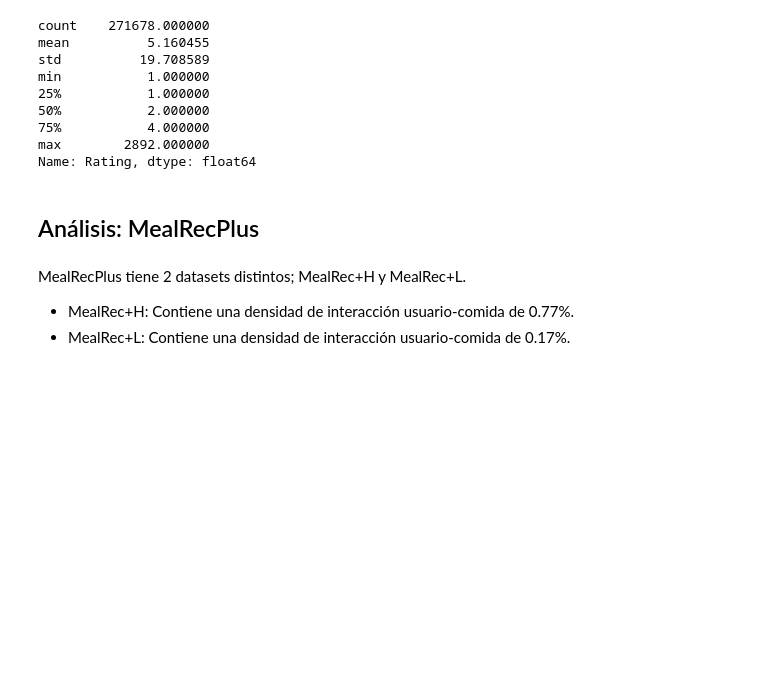
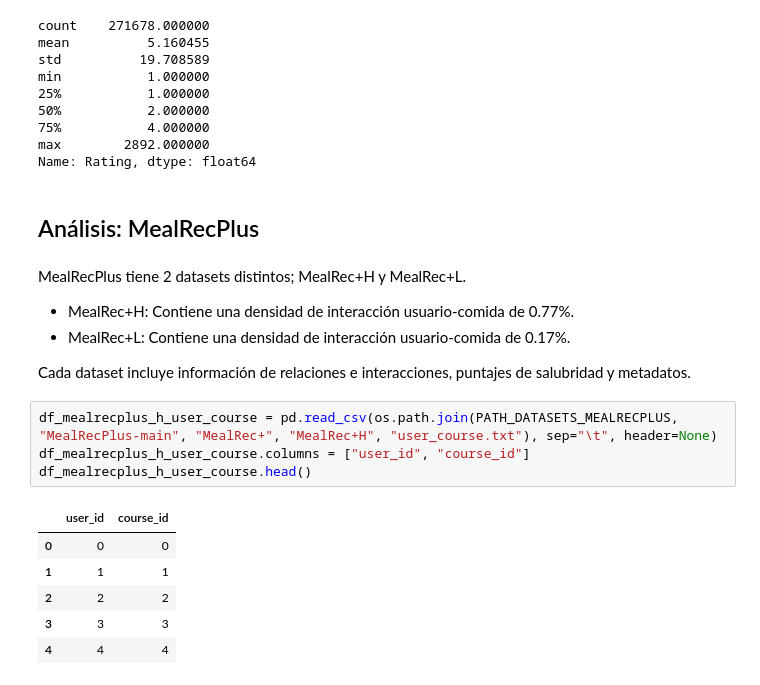
Before and after one commit to ResistorCat/recsys-project, a Jupyter notebook: analysis/main.ipynb, the cells around one changed output. Saved outputs shown, nothing was run; the diff lists cells and outputs as text; blank space fills up the shorter version.

Commit message:
Add dataframes with mealrecplus relationship information

```diff
--- a/analysis/main.ipynb
+++ b/analysis/main.ipynb
@@ -300,3 +300,16 @@ MealRecPlus tiene 2 datasets distintos; MealRec+H y MealRec+L.
 
 - MealRec+H: Contiene una densidad de interacción usuario-comida de 0.77%.
 - MealRec+L: Contiene una densidad de interacción usuario-comida de 0.17%.
+
+Cada dataset incluye información de relaciones e interacciones, puntajes de salubridad y metadatos.
+# %%
+df_mealrecplus_h_user_course = pd.read_csv(os.path.join(PATH_DATASETS_MEALRECPLUS, "MealRecPlus-main", "MealRec+", "MealRec+H", "user_course.txt"), sep="\t", header=None)
+df_mealrecplus_h_user_course.columns = ["user_id", "course_id"]
+df_mealrecplus_h_user_course.head()
+# %% [output]
+|  | user_id | course_id |
+| 0 | 0 | 0 |
+| 1 | 1 | 1 |
+| 2 | 2 | 2 |
+| 3 | 3 | 3 |
+| 4 | 4 | 4 |
```
Also changed, not shown: parts of 5 cells of this notebook.
